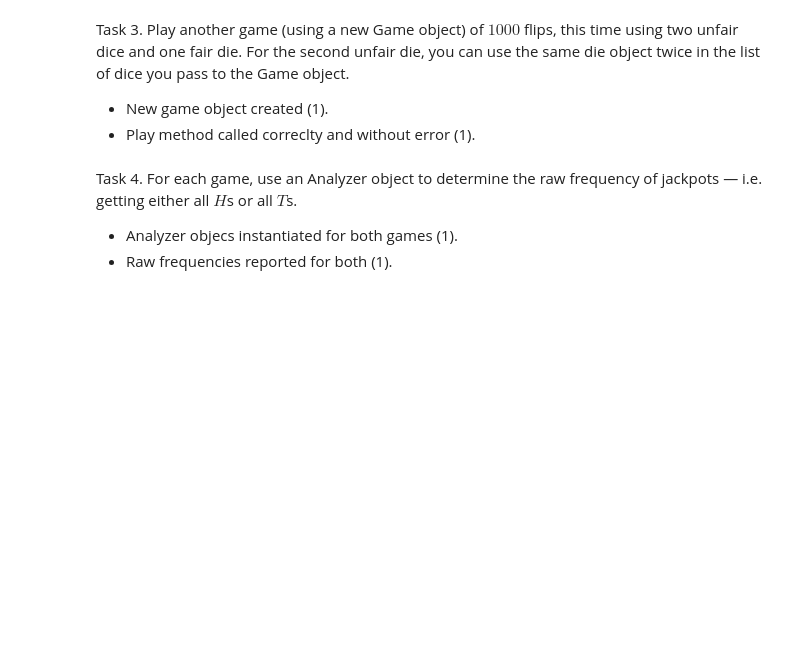
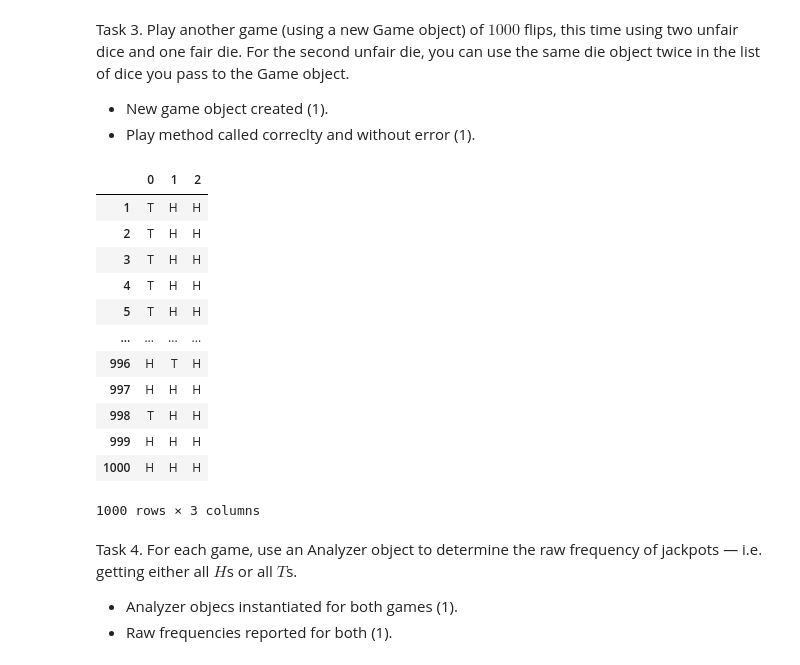
Before and after one commit to jackburke12/ds5100_final_project, a Jupyter notebook: DS5100_Final_Project_jpb2uj.ipynb, the cells around one changed output. Drawn from its saved outputs; the diff is of its cells as text; code cells hidden in the pictures; blank space fills up the shorter version.

```diff
--- a/DS5100_Final_Project_jpb2uj.ipynb
+++ b/DS5100_Final_Project_jpb2uj.ipynb
@@ -535,7 +572,22 @@ Task 3. Play another game (using a new Game object) of $1000$ flips, this time u
 # %%
 unfair_game = Game([fair_coin, unfair_coin, unfair_coin])
 
 unfair_game.play(1000)
+unfair_game.show_result()
+# %% [output]
+|  | 0 | 1 | 2 |
+| 1 | T | H | H |
+| 2 | T | H | H |
+| 3 | T | H | H |
+| 4 | T | H | H |
+| 5 | T | H | H |
+| ... | ... | ... | ... |
+| 996 | H | T | H |
+| 997 | H | H | H |
+| 998 | T | H | H |
+| 999 | H | H | H |
+| 1000 | H | H | H |
+1000 rows × 3 columns
 # %% [markdown]
 Task 4. For each game, use an Analyzer object to determine the raw frequency of jackpots — i.e. getting either all $H$s or all $T$s.
 
```
Also changed, not shown: parts of 13 cells of this notebook, 1 other file.
